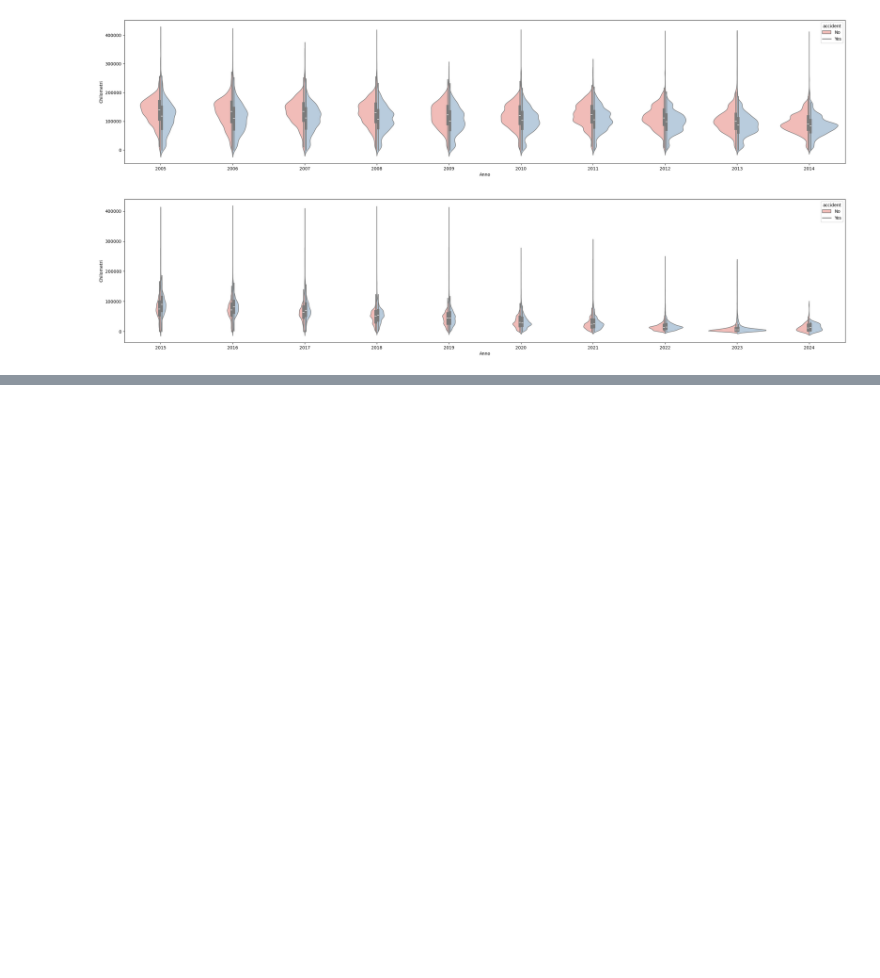
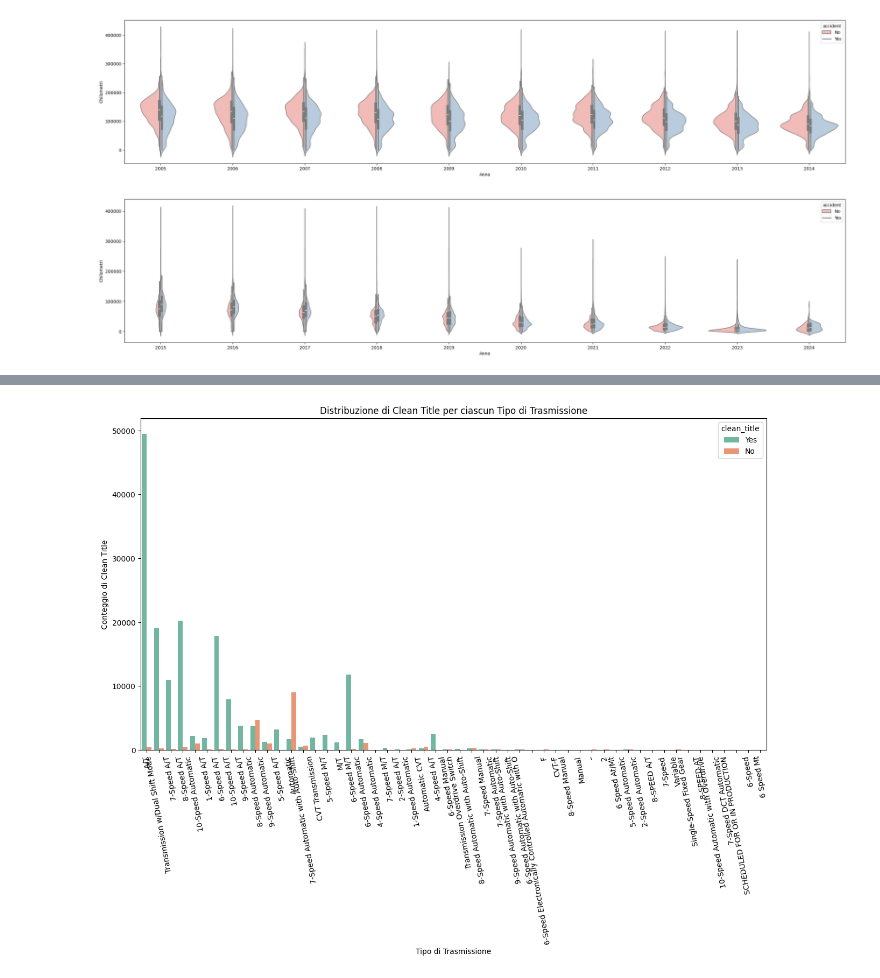
Before and after one commit to Solace-hub/Lorenzo-Esercizi, a Jupyter notebook: Corso Python e Machine Learning/20 Novembre/Esercizio di Gruppo Finale.ipynb, the cells around one changed output, grey strips where cells are left out. Cells and saved outputs as stored; diff of their text form; code cells hidden in the pictures; blank space fills up the shorter version.

```diff
--- a/Corso Python e Machine Learning/20 Novembre/Esercizio di Gruppo Finale.ipynb
+++ b/Corso Python e Machine Learning/20 Novembre/Esercizio di Gruppo Finale.ipynb
@@ -352,0 +356,13 @@ plt.show()
+# %%
+plt.figure(figsize=(15, 8))
+sns.countplot(data=df, x='transmission', hue='clean_title', palette='Set2')
+plt.xticks(rotation=100)
+plt.title("Distribuzione di Clean Title per ciascun Tipo di Trasmissione")
+plt.xlabel("Tipo di Trasmissione")
+plt.ylabel("Conteggio di Clean Title")
+plt.show()
+
+
+#correlazione tra il tipo di trasmissione e la probabilità che un'auto sia stata gravemente danneggiata in un incidente.
+# %% [output]
+[figure, added]
```
Also changed, not shown: parts of 12 cells of this notebook.
